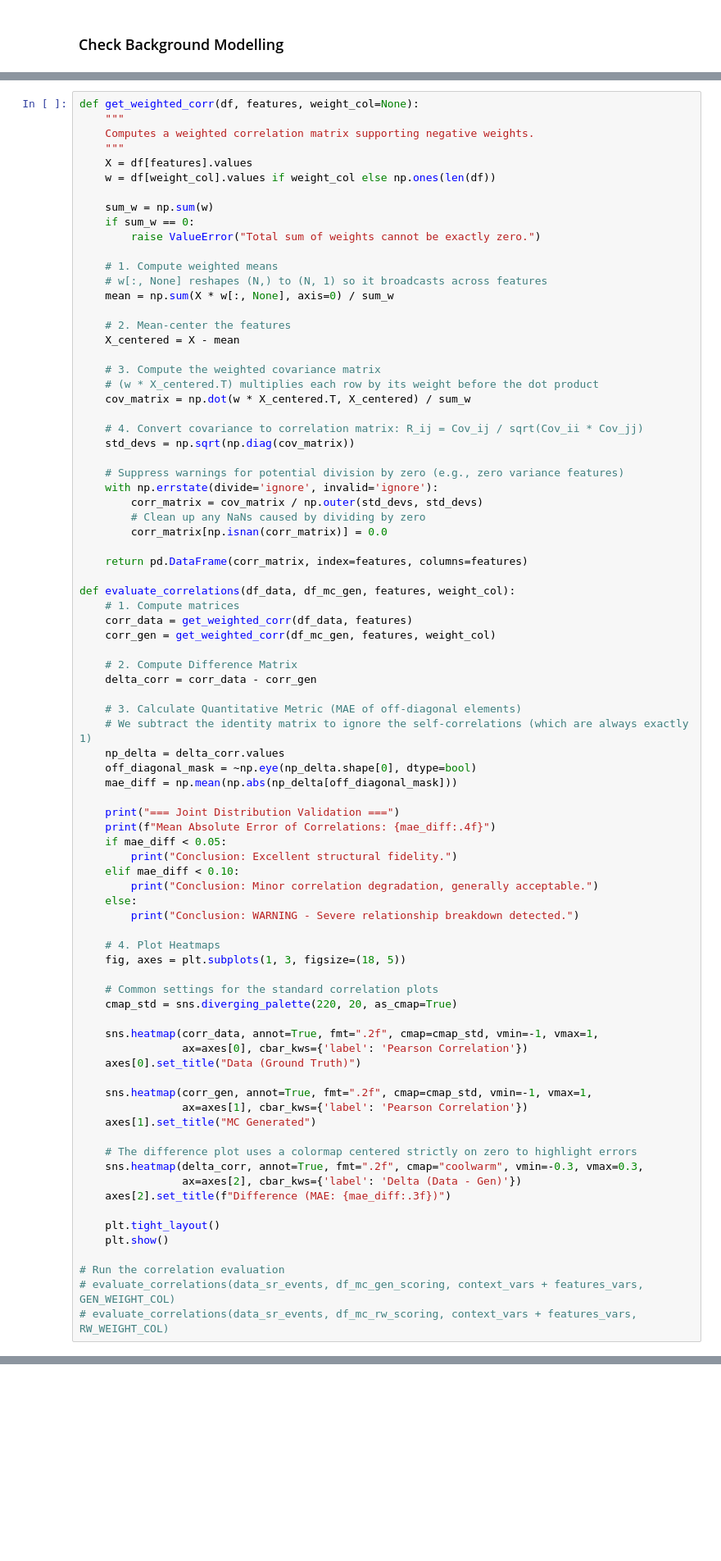
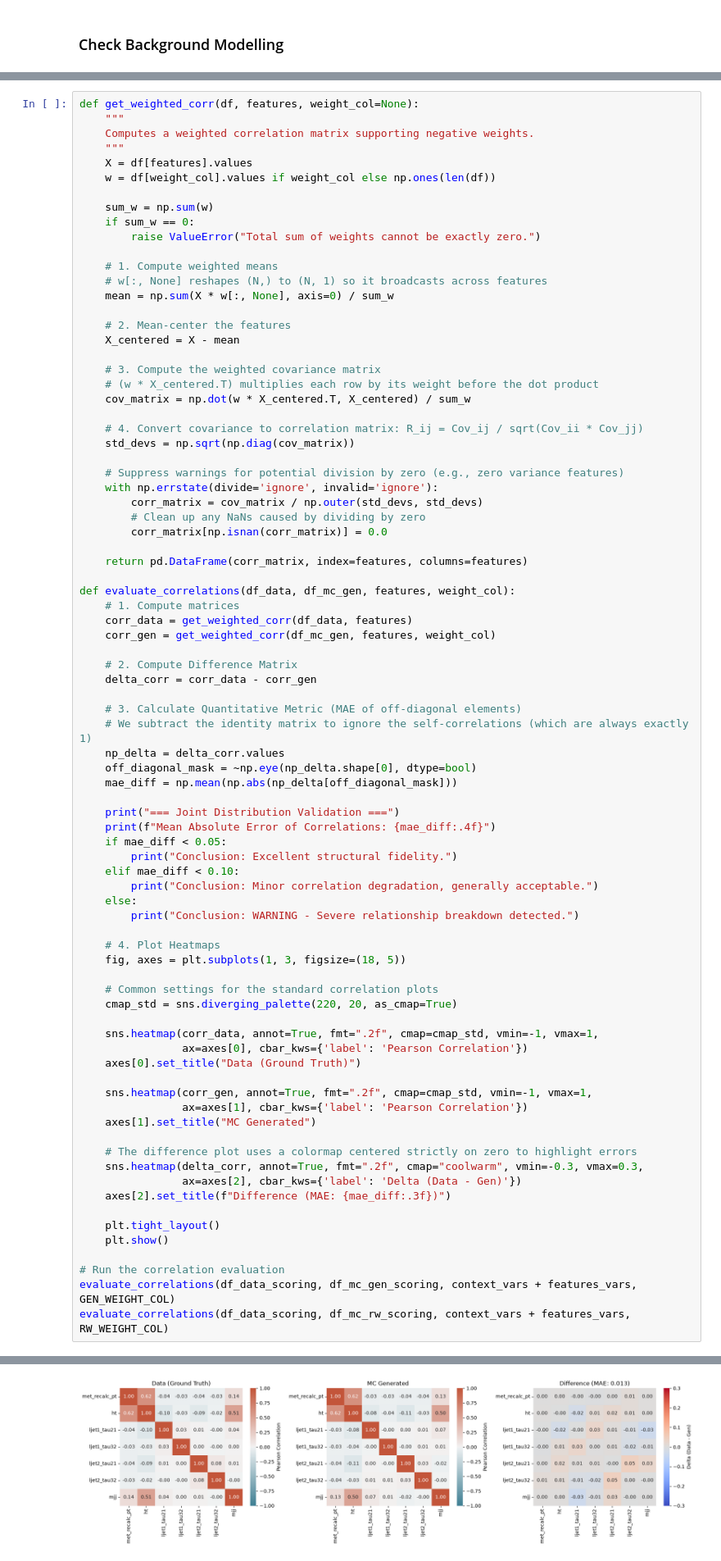
Before and after one commit to sherkaicode/OpenData, a Jupyter notebook: 4_NRAD_CWOLA_SR_ver2.ipynb, the cells around one changed output, grey strips where cells are left out. Shown at 82% size. Saved outputs shown, nothing was run; the diff lists cells and outputs as text; blank space fills up the shorter version.

```diff
--- a/4_NRAD_CWOLA_SR_ver2.ipynb
+++ b/4_NRAD_CWOLA_SR_ver2.ipynb
@@ -456,5 +460,6 @@ def evaluate_correlations(df_data, df_mc_gen, features, weight_col):
     plt.show()
 
 # Run the correlation evaluation
-# evaluate_correlations(data_sr_events, df_mc_gen_scoring, context_vars + features_vars, GEN_WEIGHT_COL)
-# evaluate_correlations(data_sr_events, df_mc_rw_scoring, context_vars + features_vars, RW_WEIGHT_COL)
+evaluate_correlations(df_data_scoring, df_mc_gen_scoring, context_vars + features_vars, GEN_WEIGHT_COL)
+evaluate_correlations(df_data_scoring, df_mc_rw_scoring, context_vars + features_vars, RW_WEIGHT_COL)
+# %% [output]
@@ -460,0 +469 @@ def evaluate_correlations(df_data, df_mc_gen, features, weight_col):
+[figure, added]
```
Also changed, not shown: parts of 30 cells of this notebook, 1 other file.
